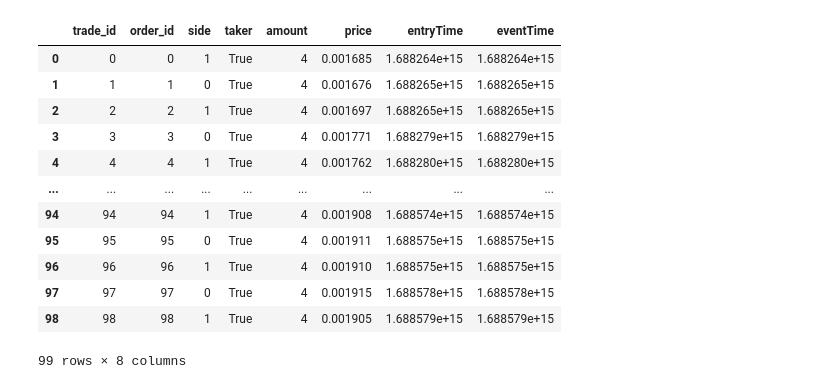
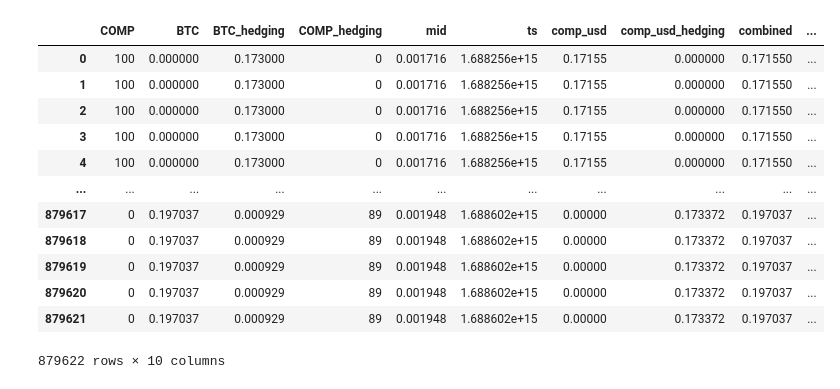
Before and after one commit to jaNGOB/pySimX, a Jupyter notebook: pySimX/examples/upbit_strat.ipynb, the cells around one changed output. Saved outputs shown, nothing was run; the diff lists cells and outputs as text; code cells hidden in the pictures.

```diff
--- a/pySimX/examples/upbit_strat.ipynb
+++ b/pySimX/examples/upbit_strat.ipynb
@@ -154,17 +210 @@ AttributeError: 'TOB_Exchange' object has no attribute 'cancel_order'
-# %%
-pd.DataFrame(exchg.trades)
-# %% [output]
-|  | trade_id | order_id | side | taker | amount | price | entryTime | eventTime |
-| 0 | 0 | 0 | 1 | True | 4 | 0.001685 | 1.688264e+15 | 1.688264e+15 |
-| 1 | 1 | 1 | 0 | True | 4 | 0.001676 | 1.688265e+15 | 1.688265e+15 |
-| 2 | 2 | 2 | 1 | True | 4 | 0.001697 | 1.688265e+15 | 1.688265e+15 |
-| 3 | 3 | 3 | 0 | True | 4 | 0.001771 | 1.688279e+15 | 1.688279e+15 |
-| 4 | 4 | 4 | 1 | True | 4 | 0.001762 | 1.688280e+15 | 1.688280e+15 |
-| ... | ... | ... | ... | ... | ... | ... | ... | ... |
-| 94 | 94 | 94 | 1 | True | 4 | 0.001908 | 1.688574e+15 | 1.688574e+15 |
-| 95 | 95 | 95 | 0 | True | 4 | 0.001911 | 1.688575e+15 | 1.688575e+15 |
-| 96 | 96 | 96 | 1 | True | 4 | 0.001910 | 1.688575e+15 | 1.688575e+15 |
-| 97 | 97 | 97 | 0 | True | 4 | 0.001915 | 1.688578e+15 | 1.688578e+15 |
-| 98 | 98 | 98 | 1 | True | 4 | 0.001905 | 1.688579e+15 | 1.688579e+15 |
-99 rows × 8 columns
 # %%
@@ -174,0 +217,16 @@ bal['combined'] = bal.comp_usd + bal.BTC
+# %%
+bal
+# %% [output]
+|  | COMP | BTC | BTC_hedging | COMP_hedging | mid | ts | comp_usd | comp_usd_hedging | combined | ... |
+| 0 | 100 | 0.000000 | 0.173000 | 0 | 0.001716 | 1.688256e+15 | 0.17155 | 0.000000 | 0.171550 | ... |
+| 1 | 100 | 0.000000 | 0.173000 | 0 | 0.001716 | 1.688256e+15 | 0.17155 | 0.000000 | 0.171550 | ... |
+| 2 | 100 | 0.000000 | 0.173000 | 0 | 0.001716 | 1.688256e+15 | 0.17155 | 0.000000 | 0.171550 | ... |
+| 3 | 100 | 0.000000 | 0.173000 | 0 | 0.001716 | 1.688256e+15 | 0.17155 | 0.000000 | 0.171550 | ... |
+| 4 | 100 | 0.000000 | 0.173000 | 0 | 0.001716 | 1.688256e+15 | 0.17155 | 0.000000 | 0.171550 | ... |
+| ... | ... | ... | ... | ... | ... | ... | ... | ... | ... | ... |
+| 879617 | 0 | 0.197037 | 0.000929 | 89 | 0.001948 | 1.688602e+15 | 0.00000 | 0.173372 | 0.197037 | ... |
+| 879618 | 0 | 0.197037 | 0.000929 | 89 | 0.001948 | 1.688602e+15 | 0.00000 | 0.173372 | 0.197037 | ... |
+| 879619 | 0 | 0.197037 | 0.000929 | 89 | 0.001948 | 1.688602e+15 | 0.00000 | 0.173372 | 0.197037 | ... |
+| 879620 | 0 | 0.197037 | 0.000929 | 89 | 0.001948 | 1.688602e+15 | 0.00000 | 0.173372 | 0.197037 | ... |
+| 879621 | 0 | 0.197037 | 0.000929 | 89 | 0.001948 | 1.688602e+15 | 0.00000 | 0.173372 | 0.197037 | ... |
+879622 rows × 10 columns
```
Also changed, not shown: parts of 13 cells of this notebook, 4 other files.
